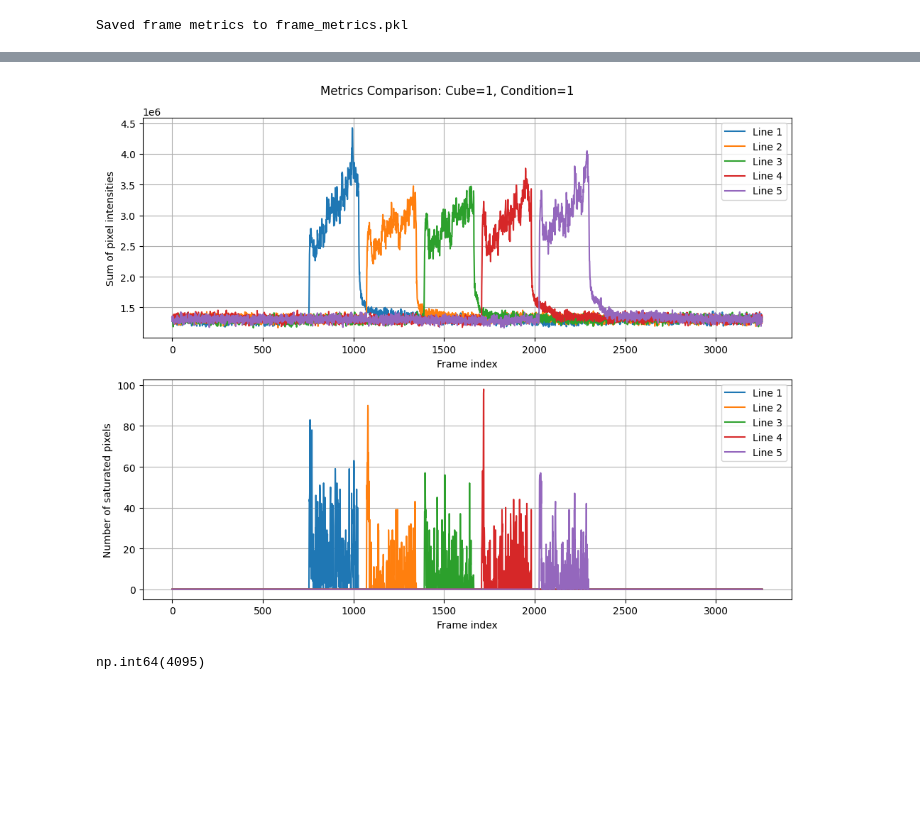
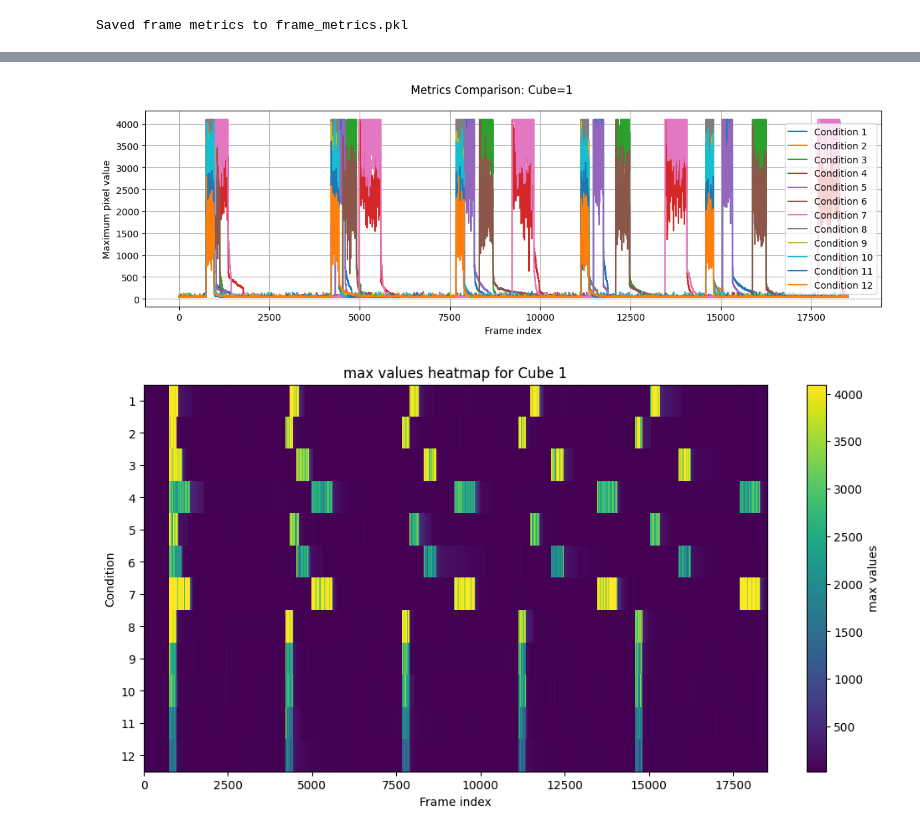
Before and after one commit to Lucas-max3D/Thermal_Imaging_Regime, a Jupyter notebook: 1_Preliminary_Feat_Extraction.ipynb, the cells around one changed output, grey strips where cells are left out. Saved outputs shown, nothing was run; the diff lists cells and outputs as text; code cells hidden in the pictures; blank space fills up the shorter version.

```diff
--- a/1_Preliminary_Feat_Extraction.ipynb
+++ b/1_Preliminary_Feat_Extraction.ipynb
@@ -101,5 +97,5 @@ def save_frame_metrics(results, filename="frame_metrics.pkl"):
         pickle.dump(results, f)
     print(f"Saved frame metrics to {filename}")
 # %%
-results = compute_frame_metrics(data_dir="raw_data")
+results = compute_frame_metrics(data_dir="raw_data", cubes=range(1,5), conditions=range(1,13))
 # %% [output]
@@ -267,19 +293,10 @@ plot_all_metrics(results, cube=1, condition=1, line=1)
 # %%
-# Compare specific metrics across lines
-plot_metric_comparison(results, cube=1, condition=1,
-                      metrics_to_compare=['intensities', 'saturated_pixels'])
+# Compare conditions within a cube
+plot_metric_comparison(results, cube=1, metrics_to_compare=['max_values'])
 # %% [output]
-[figure, old version]
+[figure, new version]
 # %%
-# Access metrics for a specific video
-cube, condition, line = 1, 1, 1
-video_metrics = results[cube][condition][line]
-
-# Look at specific metrics
-intensities = video_metrics['intensities']
-saturated_counts = video_metrics['saturated_pixels']
-max_values = video_metrics['max_values']
+# Create a heatmap visualization
+plot_metric_heatmap(results, cube=1, metric_name='max_values')
+# %% [output]
+[figure, added]
-# %%
-max(max_values)
-# %% [output]
-np.int64(4095)
```
Also changed, not shown: parts of 7 cells of this notebook, 2 other files.
